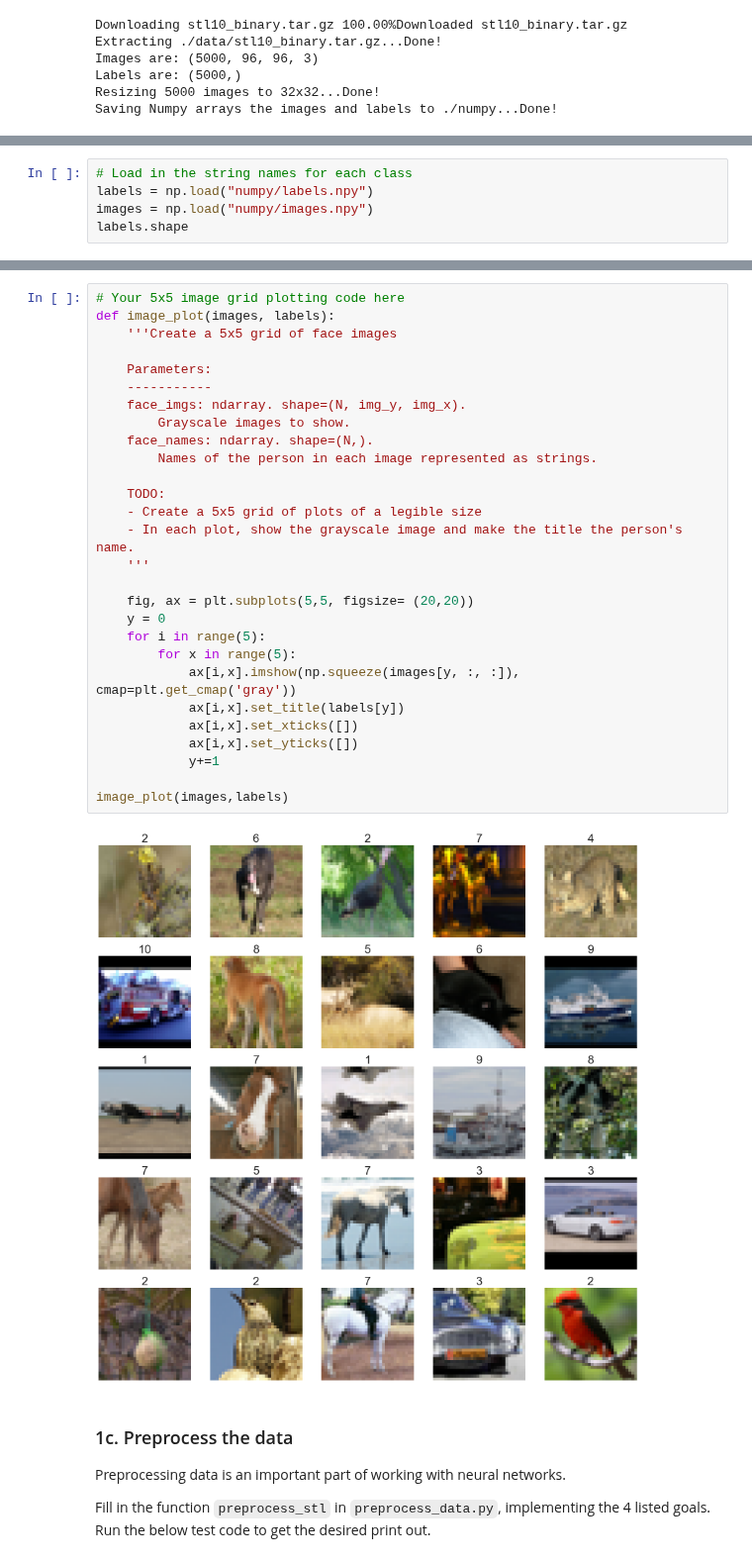
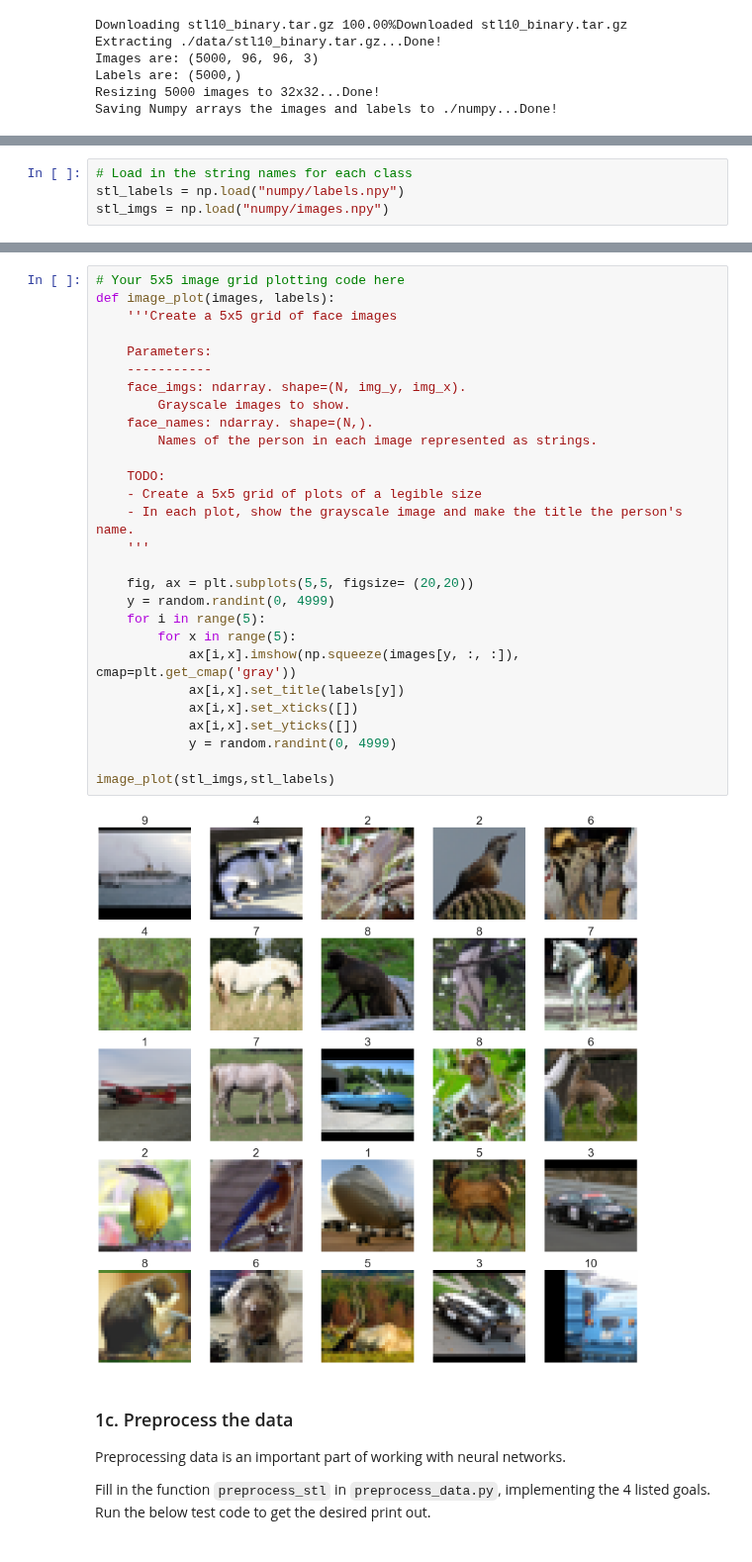
Before and after one commit to GhailanFadah/Neural-Networks, a Jupyter notebook: project 2/preprocess_stl10.ipynb, the cells around one changed output, grey strips where cells are left out. Shown at 99% size. Saved outputs shown, nothing was run; the diff lists cells and outputs as text.

```diff
--- a/project 2/preprocess_stl10.ipynb
+++ b/project 2/preprocess_stl10.ipynb
@@ -99,6 +96,5 @@ In the cell below, create a 5x5 plot showing 25 **randomly selected** images fro
 ![images_with_labels_small.png](attachment:images_with_labels_small.png)
 # %%
 # Load in the string names for each class
-labels = np.load("numpy/labels.npy")
-images = np.load("numpy/images.npy")
-labels.shape
+stl_labels = np.load("numpy/labels.npy")
+stl_imgs = np.load("numpy/images.npy")
@@ -107,33 +101,33 @@ labels.shape
 # %%
 # Your 5x5 image grid plotting code here
 def image_plot(images, labels):
     '''Create a 5x5 grid of face images
 
     Parameters:
     -----------
     face_imgs: ndarray. shape=(N, img_y, img_x).
         Grayscale images to show.
     face_names: ndarray. shape=(N,).
         Names of the person in each image represented as strings.
 
     TODO:
     - Create a 5x5 grid of plots of a legible size
     - In each plot, show the grayscale image and make the title the person's name.
     '''
 
     fig, ax = plt.subplots(5,5, figsize= (20,20))
-    y = 0
+    y = random.randint(0, 4999)
     for i in range(5):
         for x in range(5):
             ax[i,x].imshow(np.squeeze(images[y, :, :]), cmap=plt.get_cmap('gray'))
             ax[i,x].set_title(labels[y])
             ax[i,x].set_xticks([])
             ax[i,x].set_yticks([])
-            y+=1
+            y = random.randint(0, 4999)
 
-image_plot(images,labels)
+image_plot(stl_imgs,stl_labels)
 # %% [output]
-[figure, old version]
+[figure, new version]
 # %% [markdown]
 ### 1c. Preprocess the data
 
```
Also changed, not shown: parts of 5 cells of this notebook, 1 other file.
